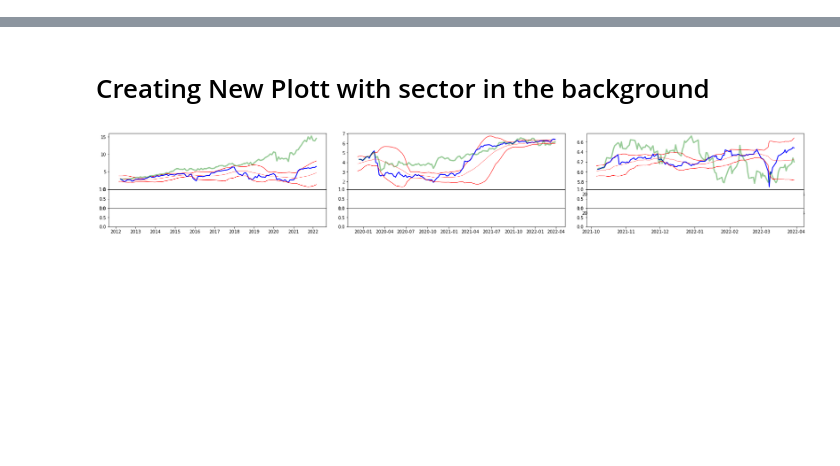
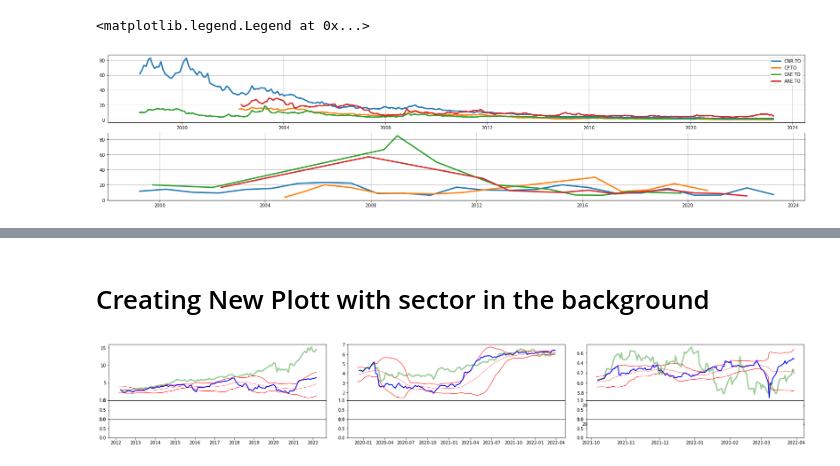
Before and after one commit to matsinthesky/mkt, a Jupyter notebook: portfolio_tracker.ipynb, the cells around one changed output, grey strips where cells are left out. Drawn from its saved outputs; the diff is of its cells as text; code cells hidden in the pictures; blank space fills up the shorter version.

```diff
--- a/portfolio_tracker.ipynb
+++ b/portfolio_tracker.ipynb
@@ -288,6 +272,28 @@ def get_div(mly_df):
     if div_df.size==0: return 0
     div_delta=div_df.index.to_series().diff()[-1].days # difference in days between the last two dividend dates
     return(div_df.Dividends[-1] / div_delta * 365)
+# %%
+def get_all_div(mly_df):
+    m_df=mly_df.copy()
+    div_df=m_df[m_df.Dividends>0]
+    div_delta=div_df.index.to_series().diff().dt.days
+    m_df['delta']=div_delta
+    m_df['div_yrly']=div_df.Dividends/div_delta*365
+    m_df.fillna(method='ffill', inplace=True)
+    m_df['div_rate']=m_df.div_yrly/m_df.Close*100
+    m_df['future_div_rate']=m_df.Close.apply(lambda x: m_df.div_yrly[-1]/x*100)
+    m_df.drop(columns=['Open','High','Low','Close','Volume','div_yrly','delta','Dividends'], inplace=True)
+    m_df.dropna(inplace=True)
+    return(m_df)
+# %%
+def get_div_growth(mly_df):
+    m_df=mly_df.copy()
+    div_df=m_df[m_df.Dividends>0].copy()
+    div_diff=div_df.Dividends.diff()
+    div_df['div_diff']=div_diff
+    div_df.div_diff = div_df.div_diff.apply(lambda x: x if x>0 else None)
+    div_df['div_incr'] = div_df.div_diff/div_df.Dividends*100
+    return(div_df[div_df.div_incr>0].div_incr)
 # %%
 # convert index from date to datetime
 for t in dly.keys():
@@ -305,0 +312,25 @@ AC.TO TXG.TO X.TO POW.TO NGD.TO MAXR.TO XSH.TO IAG.TO LEV.TO CS.TO CNQ.TO DF.TO
+# %%
+ticker_list=['TD.TO', 'ENB.TO','CNR.TO']
+ticker_list=['TD.TO', 'BNS.TO','RY.TO','BMO.TO','NA.TO','CM.TO']
+ticker_list=['POW.TO', 'SLF.TO', 'GWO.TO', 'MFC.TO']
+ticker_list=['CNR.TO', 'CP.TO','CAE.TO','ARE.TO']
+hist1=12*25
+hist2=25
+fig = plt.figure(figsize=(28,6))
+ax1 = fig.add_subplot(211)
+ax2 = fig.add_subplot(212)
+fig.subplots_adjust(left=None, bottom=None, right=None, top=None, wspace=0.1, hspace=0.15)
+
+for ticker in ticker_list:
+    df1=get_all_div(mly[ticker])[-hist1:]
+    ax1.plot(df1.future_div_rate, label=ticker, linewidth=3)
+
+    df2=get_div_growth(mly[ticker])[-hist2:]
+    ax2.plot(df2, label=ticker, linewidth=3)
+
+ax1.grid(b=True)
+ax2.grid(b=True)
+ax1.legend()
+# %% [output]
+<matplotlib.legend.Legend at 0x...>
+[figure, added]
```
Also changed, not shown: parts of 13 cells of this notebook, 8 other files.
